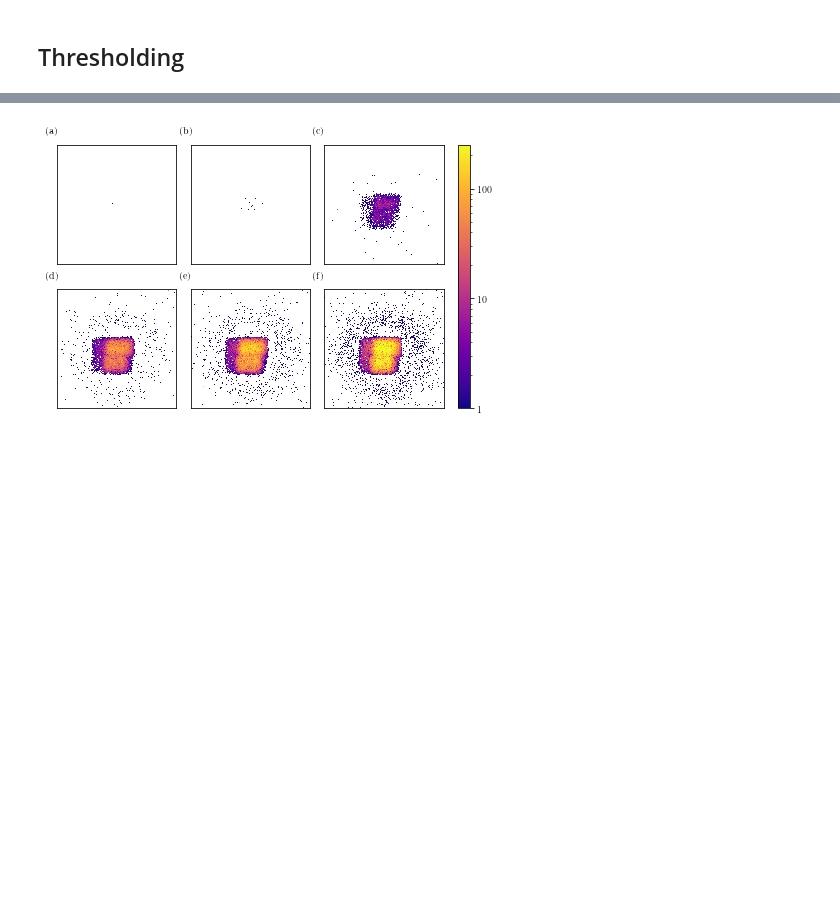
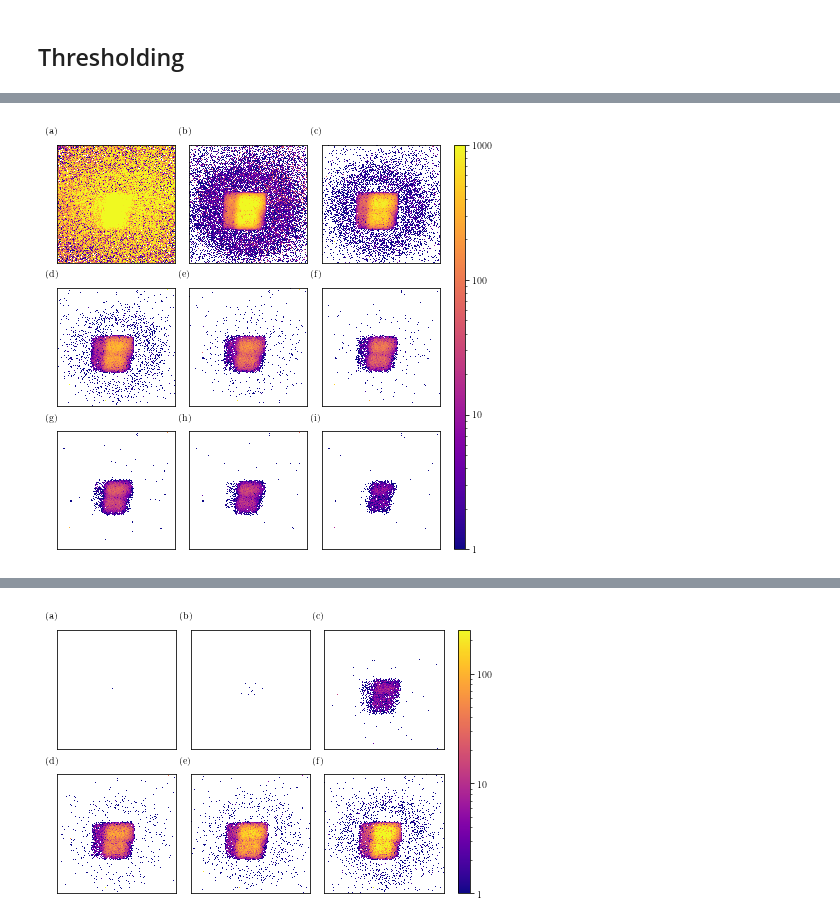
Before and after one commit to lrlunin/bachelorarbeit_python_notebooks_and_data, a Jupyter notebook: auswertung/plot_rings_final.ipynb, the cells around one changed output, grey strips where cells are left out. Cells and saved outputs as stored; diff of their text form; code cells hidden in the pictures; blank space fills up the shorter version.

Commit message:
add th 3x3 plot from 50 instead of 0 adu, add example for mask selection and snr comparasion

```diff
--- a/auswertung/plot_rings_final.ipynb
+++ b/auswertung/plot_rings_final.ipynb
@@ -54,7 +57,7 @@ plots_output_path = 'plots_output/'
 # %%
 from mpl_toolkits.axes_grid1 import ImageGrid
 # %%
-lognorm = matplotlib.colors.LogNorm(1,250)
+lognorm = matplotlib.colors.LogNorm(1,1000)
 # %%
 cmap = matplotlib.cm.get_cmap('plasma').copy()
 # %%
@@ -216,3 +225,94 @@ fig.tight_layout()
 [figure]
 # %%
 fig.savefig(plots_output_path + 'th_0_100_125_150_170_180.pgf',bbox_inches='tight', pad_inches=0, dpi=500)
+# %%
+%matplotlib inline
+#grob
+
+fig = plt.figure(figsize=(6.48,7.5))
+# fig.suptitle('Gd M5 scattering, no filter')
+grid = ImageGrid(fig, 111,          # as in plt.subplot(111)
+                 nrows_ncols=(3,3),
+                 axes_pad=(0.2, 0.35),
+                 share_all=True,
+                 cbar_location="right",
+                 cbar_mode="single",
+                 cbar_size="3%",
+                 #cbar_pad=0.15,
+                 )
+imgs = []
+image = imread(data_path + 'th_50_resonance/single_count_mask_only_th_50_sum_50000.tiff')
+image = image[80:320, 80:320]
+graph = image.astype(np.float64)
+#graph[image == 0] = np.nan
+imgs.append(graph)
+
+image = imread(data_path + 'th_100_resonance/single_count_mask_only_th_100_sum_50000.tiff')
+image = image[80:320, 80:320]
+graph = image.astype(np.float64)
+#graph[image == 0] = np.nan
+imgs.append(graph)
+
+image = imread(data_path + 'th_125_resonance/single_count_mask_only_th_125_sum_50000.tiff')
+image = image[80:320, 80:320]
+graph = image.astype(np.float64)
+#graph[image == 0] = np.nan
+imgs.append(graph)
+
+image = imread(data_path + 'th_150_resonance/single_count_mask_only_th_150_sum_50000.tiff')
+image = image[80:320, 80:320]
+graph = image.astype(np.float64)
+#graph[image == 0] = np.nan
+imgs.append(graph)
+
+image = imread(data_path + 'th_170_resonance/single_count_mask_only_th_170_sum_50000.tiff')
+image = image[80:320, 80:320]
+graph = image.astype(np.float64)
+#graph[image == 0] = np.nan
+imgs.append(graph)
+
+image = imread(data_path + 'th_180_resonance/single_count_mask_only_th_180_sum_50000.tiff')
+image = image[80:320, 80:320]
+graph = image.astype(np.float64)
+#graph[image == 0] = np.nan
+imgs.append(graph)
+
+image = imread(data_path + 'th_other_resonance/single_count_mask_only_th_200_sum_50000.tiff')
+image = image[80:320, 80:320]
+graph = image.astype(np.float64)
+#graph[image == 0] = np.nan
+imgs.append(graph)
+
+image = imread(data_path + 'th_other_resonance/single_count_mask_only_th_220_sum_50000.tiff')
+image = image[80:320, 80:320]
+graph = image.astype(np.float64)
+#graph[image == 0] = np.nan
+imgs.append(graph)
+
+image = imread(data_path + 'th_other_resonance/single_count_mask_only_th_260_sum_50000.tiff')
+image = image[80:320, 80:320]
+graph = image.astype(np.float64)
+#graph[image == 0] = np.nan
+imgs.append(graph)
+
+
+
+
+
+letters = ['(a)', '(b)', '(c)', '(d)', '(e)', '(f)', '(g)', '(h)', '(i)']
+
+for axis, img, letter in zip(grid, imgs, letters):
+    #axis.axis('off')
+    axis.set_xticks([])
+    axis.set_yticks([])
+    axis.text(-0.1, 1.1, letter, transform=axis.transAxes,)
+    im = axis.pcolormesh(img, cmap=cmap, norm=lognorm,rasterized=True )
+
+#axis.annotate("center of transfomration", (30,99),(150, 10),arrowprops=prop)
+cb = axis.cax.colorbar(im,  format=FuncFormatter(lambda x, pos: r"%d" % x if x != 1 else "1"))
+    # cb = f.colorbar(im, orientation='vertical', ax=axs[2], fraction=0.043, pad=0.04,)
+
+fig.tight_layout()
+print(list(map(lambda x: x.sum(axis=(0,1)), imgs)))
+print(imgs[0].shape)
+# %% [output]
@@ -218,0 +321 @@ fig.savefig(plots_output_path + 'th_0_100_125_150_170_180.pgf',bbox_inches='tigh
+[figure, added]
```
Also changed, not shown: parts of 34 cells of this notebook, 48 other files.
